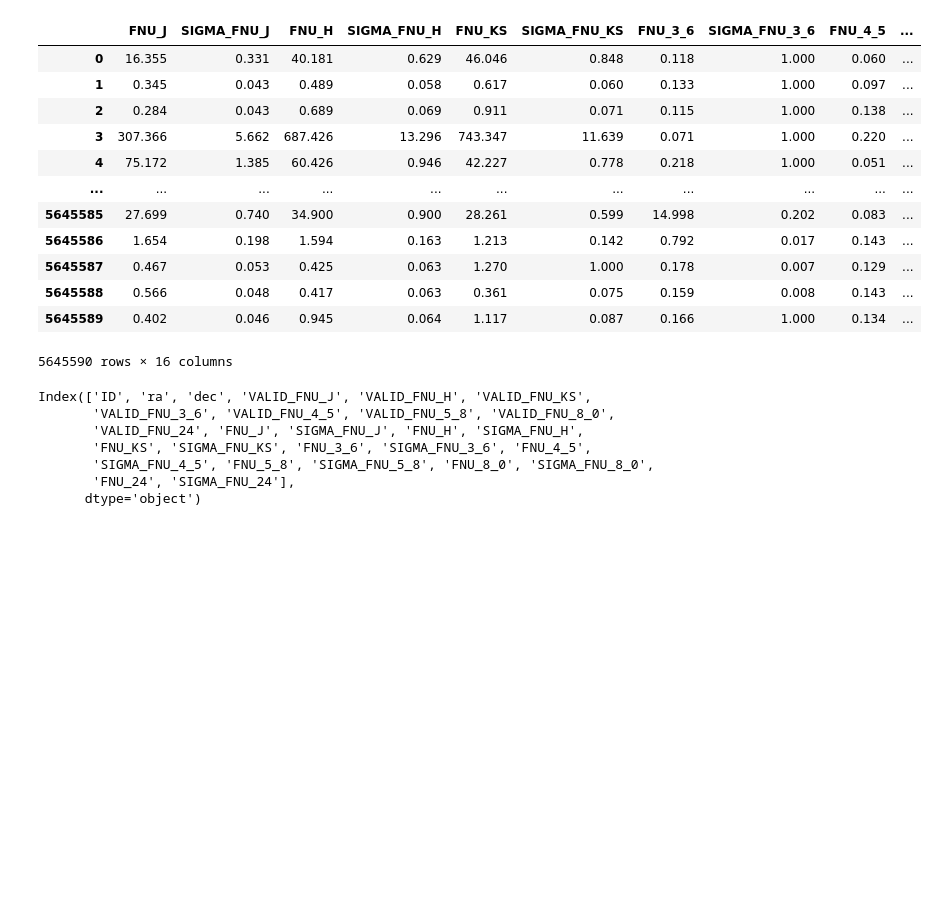
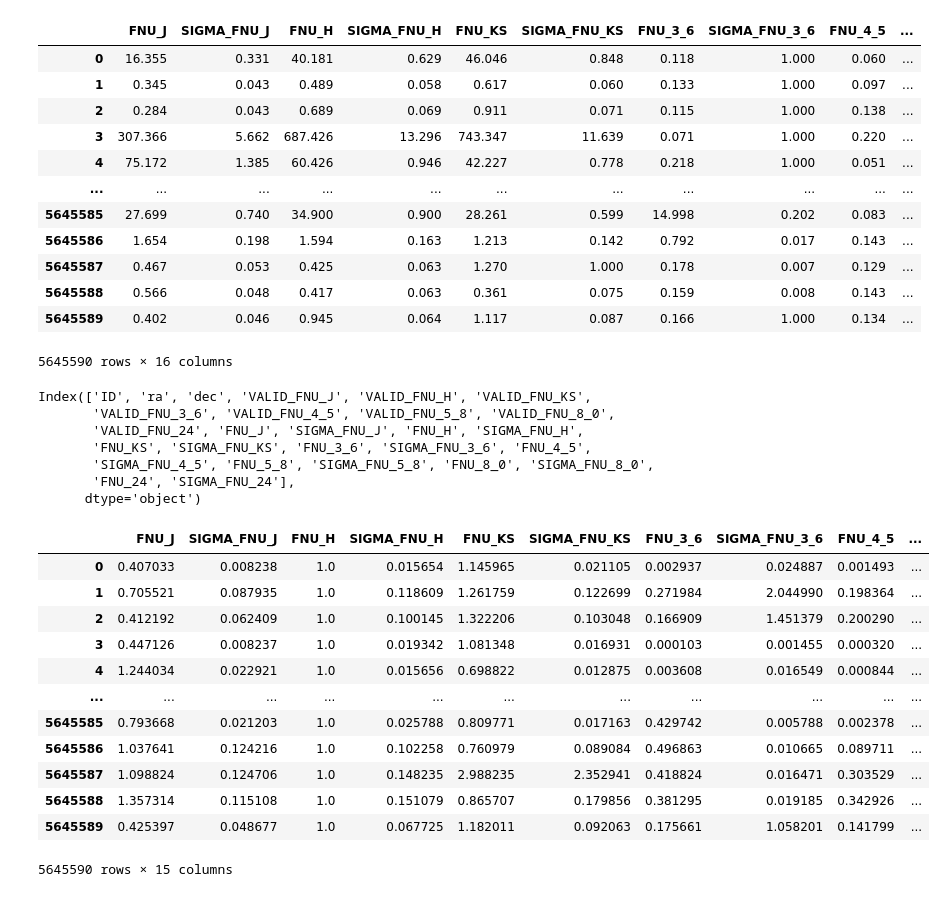
Before and after one commit to jridenba/REU-Notebooks, a Jupyter notebook: Unpickle SESNA.ipynb, the cells around one changed output. Saved outputs shown, nothing was run; the diff lists cells and outputs as text; code cells hidden in the pictures; blank space fills up the shorter version.

Commit message:
Normalized Sigma Fnu as random variable not measured value

```diff
--- a/Unpickle SESNA.ipynb
+++ b/Unpickle SESNA.ipynb
@@ -91,17 +91,28 @@ df_norm = df2.copy()
 # Normalize Fnu at each waveband
 df_norm.iloc[:,11:26:2] = df_norm.iloc[:,11:26:2].div(norm_factor,axis=0)
 
-# Propagate this to the sigma Fnu's
-sigB = df_norm['SIGMA_FNU_H'].div(norm_factor,axis=0)**2
-sigA = df_norm.iloc[:,12:27:2].div(norm_factor,axis=0)**2
-sig = np.sqrt(sigA.add(sigB,axis=0))
-mag = df_norm.iloc[:,11:26:2].copy()
-sig = sig.multiply(np.array(mag),axis=0)
+# Because flux is a random variable, we need to multiply the error by the same factor as the flux
+df_norm.iloc[:,12:27:2] = df_norm.iloc[:,12:27:2].div(norm_factor,axis=0)
 
-df_norm.iloc[:,12:27:2] = sig
 df_norm
 
 with open('../data/raw/SESNA_normalized','w') as output:
     output.write(make_source_ascii(df_norm))
+# %%
+df_norm.iloc[:,11:26]
+# %% [output]
+|  | FNU_J | SIGMA_FNU_J | FNU_H | SIGMA_FNU_H | FNU_KS | SIGMA_FNU_KS | FNU_3_6 | SIGMA_FNU_3_6 | FNU_4_5 | ... |
+| 0 | 0.407033 | 0.008238 | 1.0 | 0.015654 | 1.145965 | 0.021105 | 0.002937 | 0.024887 | 0.001493 | ... |
+| 1 | 0.705521 | 0.087935 | 1.0 | 0.118609 | 1.261759 | 0.122699 | 0.271984 | 2.044990 | 0.198364 | ... |
+| 2 | 0.412192 | 0.062409 | 1.0 | 0.100145 | 1.322206 | 0.103048 | 0.166909 | 1.451379 | 0.200290 | ... |
+| 3 | 0.447126 | 0.008237 | 1.0 | 0.019342 | 1.081348 | 0.016931 | 0.000103 | 0.001455 | 0.000320 | ... |
+| 4 | 1.244034 | 0.022921 | 1.0 | 0.015656 | 0.698822 | 0.012875 | 0.003608 | 0.016549 | 0.000844 | ... |
+| ... | ... | ... | ... | ... | ... | ... | ... | ... | ... | ... |
+| 5645585 | 0.793668 | 0.021203 | 1.0 | 0.025788 | 0.809771 | 0.017163 | 0.429742 | 0.005788 | 0.002378 | ... |
+| 5645586 | 1.037641 | 0.124216 | 1.0 | 0.102258 | 0.760979 | 0.089084 | 0.496863 | 0.010665 | 0.089711 | ... |
+| 5645587 | 1.098824 | 0.124706 | 1.0 | 0.148235 | 2.988235 | 2.352941 | 0.418824 | 0.016471 | 0.303529 | ... |
+| 5645588 | 1.357314 | 0.115108 | 1.0 | 0.151079 | 0.865707 | 0.179856 | 0.381295 | 0.019185 | 0.342926 | ... |
+| 5645589 | 0.425397 | 0.048677 | 1.0 | 0.067725 | 1.182011 | 0.092063 | 0.175661 | 1.058201 | 0.141799 | ... |
+5645590 rows × 15 columns
 # %%
 norm_factor.to_csv('../data/raw/norm_factor_SESNA')
```
Also changed, not shown: 1 other file.
